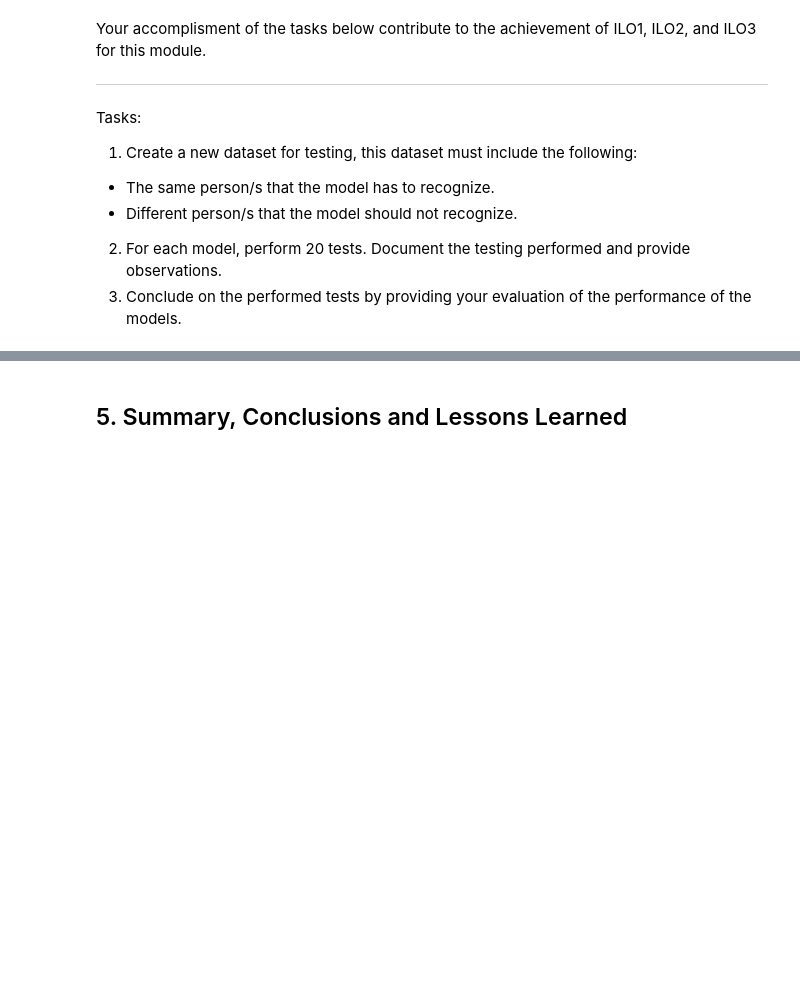
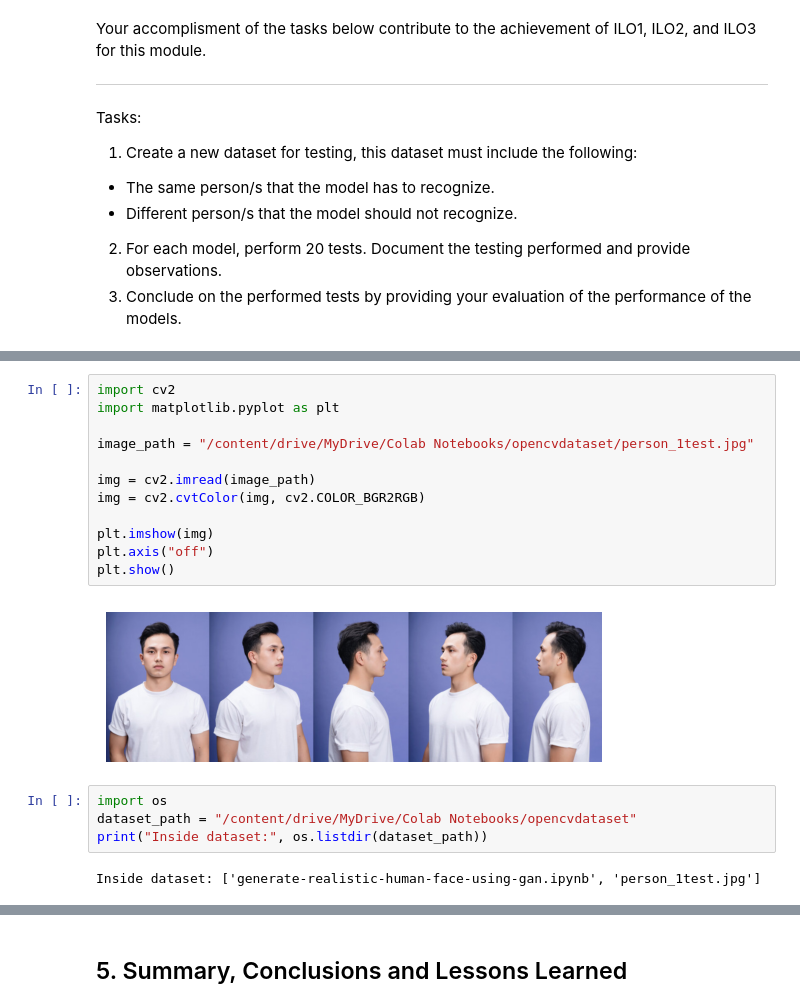
Before and after one commit to qaadhare-tip/CPE-018-CPE31S2---Emerging-Technologies-1-in-CpE, a Jupyter notebook: Activity_7_Performing_Face_Recognition_(Hare,_Andrei_Angelo_D_).ipynb, the cells around one changed output, grey strips where cells are left out. Saved outputs shown, nothing was run; the diff lists cells and outputs as text; blank space fills up the shorter version.

```diff
--- a/Activity_7_Performing_Face_Recognition_(Hare,_Andrei_Angelo_D_).ipynb
+++ b/Activity_7_Performing_Face_Recognition_(Hare,_Andrei_Angelo_D_).ipynb
@@ -158,0 +309,20 @@ Tasks:
+# %%
+import cv2
+import matplotlib.pyplot as plt
+
+image_path = "/content/drive/MyDrive/Colab Notebooks/opencvdataset/person_1test.jpg"
+
+img = cv2.imread(image_path)
+img = cv2.cvtColor(img, cv2.COLOR_BGR2RGB)
+
+plt.imshow(img)
+plt.axis("off")
+plt.show()
+# %% [output]
+[figure, added]
+# %%
+import os
+dataset_path = "/content/drive/MyDrive/Colab Notebooks/opencvdataset"
+print("Inside dataset:", os.listdir(dataset_path))
+# %% [output]
+Inside dataset: ['generate-realistic-human-face-using-gan.ipynb', 'person_1test.jpg']
```
Also changed, not shown: parts of 18 cells of this notebook.
